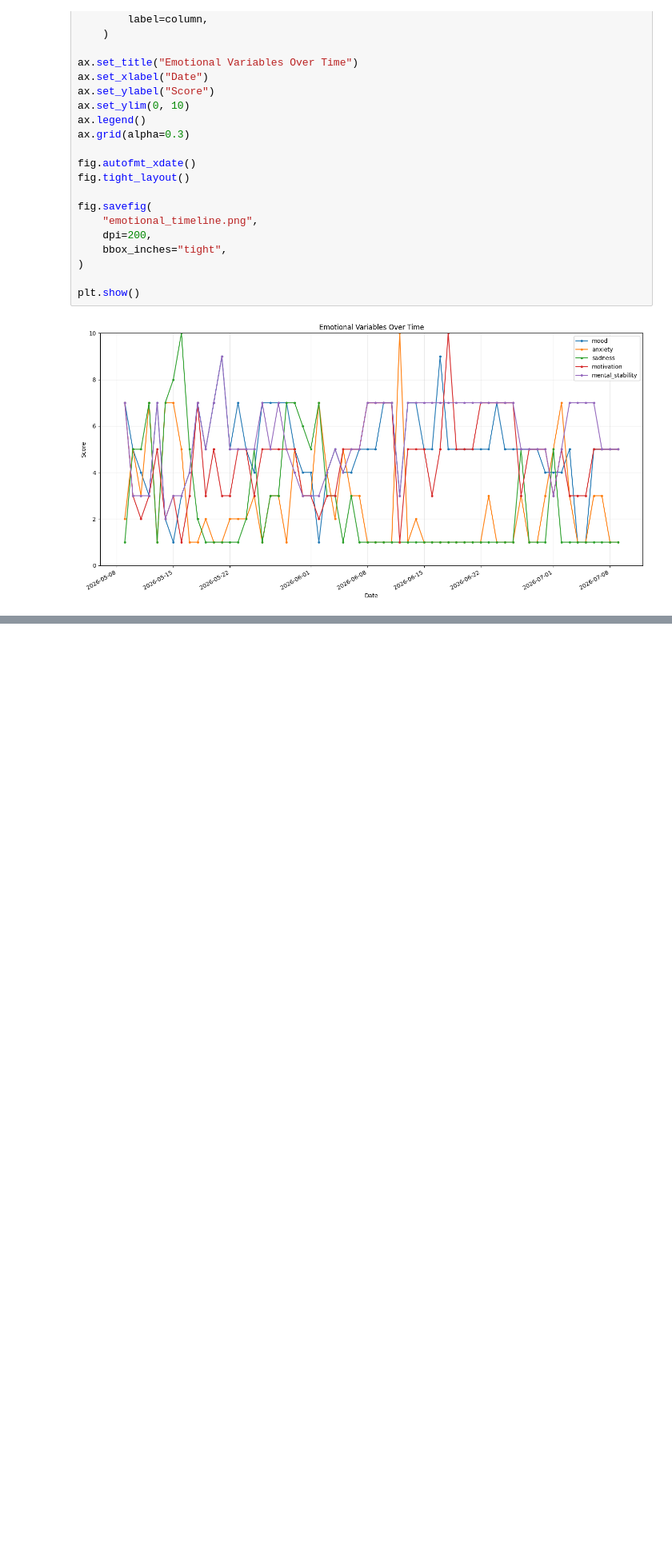
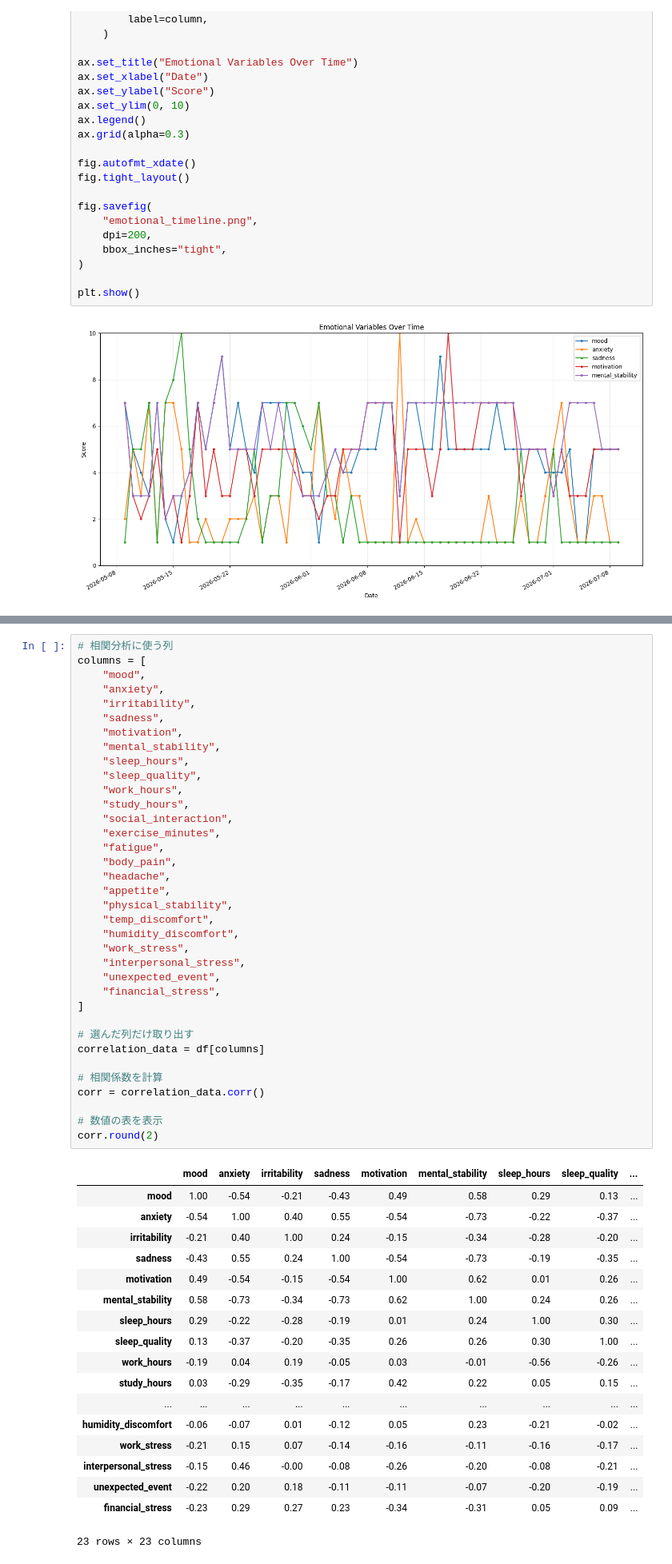
Before and after one commit to EiraHayase/eira-system, a Jupyter notebook: eira_analysis.ipynb, the cells around one changed output, grey strips where cells are left out. Shown at 80% size. Cells and saved outputs as stored; diff of their text form; blank space fills up the shorter version.

```diff
--- a/eira_analysis.ipynb
+++ b/eira_analysis.ipynb
@@ -64,0 +128,55 @@ plt.show()
+# %%
+# 相関分析に使う列
+columns = [
+    "mood",
+    "anxiety",
+    "irritability",
+    "sadness",
+    "motivation",
+    "mental_stability",
+    "sleep_hours",
+    "sleep_quality",
+    "work_hours",
+    "study_hours",
+    "social_interaction",
+    "exercise_minutes",
+    "fatigue",
+    "body_pain",
+    "headache",
+    "appetite",
+    "physical_stability",
+    "temp_discomfort",
+    "humidity_discomfort",
+    "work_stress",
+    "interpersonal_stress",
+    "unexpected_event",
+    "financial_stress",
+]
+
+# 選んだ列だけ取り出す
+correlation_data = df[columns]
+
+# 相関係数を計算
+corr = correlation_data.corr()
+
+# 数値の表を表示
+corr.round(2)
+# %% [output]
+|  | mood | anxiety | irritability | sadness | motivation | mental_stability | sleep_hours | sleep_quality | ... |
+| mood | 1.00 | -0.54 | -0.21 | -0.43 | 0.49 | 0.58 | 0.29 | 0.13 | ... |
+| anxiety | -0.54 | 1.00 | 0.40 | 0.55 | -0.54 | -0.73 | -0.22 | -0.37 | ... |
+| irritability | -0.21 | 0.40 | 1.00 | 0.24 | -0.15 | -0.34 | -0.28 | -0.20 | ... |
+| sadness | -0.43 | 0.55 | 0.24 | 1.00 | -0.54 | -0.73 | -0.19 | -0.35 | ... |
+| motivation | 0.49 | -0.54 | -0.15 | -0.54 | 1.00 | 0.62 | 0.01 | 0.26 | ... |
+| mental_stability | 0.58 | -0.73 | -0.34 | -0.73 | 0.62 | 1.00 | 0.24 | 0.26 | ... |
+| sleep_hours | 0.29 | -0.22 | -0.28 | -0.19 | 0.01 | 0.24 | 1.00 | 0.30 | ... |
+| sleep_quality | 0.13 | -0.37 | -0.20 | -0.35 | 0.26 | 0.26 | 0.30 | 1.00 | ... |
+| work_hours | -0.19 | 0.04 | 0.19 | -0.05 | 0.03 | -0.01 | -0.56 | -0.26 | ... |
+| study_hours | 0.03 | -0.29 | -0.35 | -0.17 | 0.42 | 0.22 | 0.05 | 0.15 | ... |
+| ... | ... | ... | ... | ... | ... | ... | ... | ... | ... |
+| humidity_discomfort | -0.06 | -0.07 | 0.01 | -0.12 | 0.05 | 0.23 | -0.21 | -0.02 | ... |
+| work_stress | -0.21 | 0.15 | 0.07 | -0.14 | -0.16 | -0.11 | -0.16 | -0.17 | ... |
+| interpersonal_stress | -0.15 | 0.46 | -0.00 | -0.08 | -0.26 | -0.20 | -0.08 | -0.21 | ... |
+| unexpected_event | -0.22 | 0.20 | 0.18 | -0.11 | -0.11 | -0.07 | -0.20 | -0.19 | ... |
+| financial_stress | -0.23 | 0.29 | 0.27 | 0.23 | -0.34 | -0.31 | 0.05 | 0.09 | ... |
+23 rows × 23 columns
```
Also changed, not shown: parts of 5 cells of this notebook.
